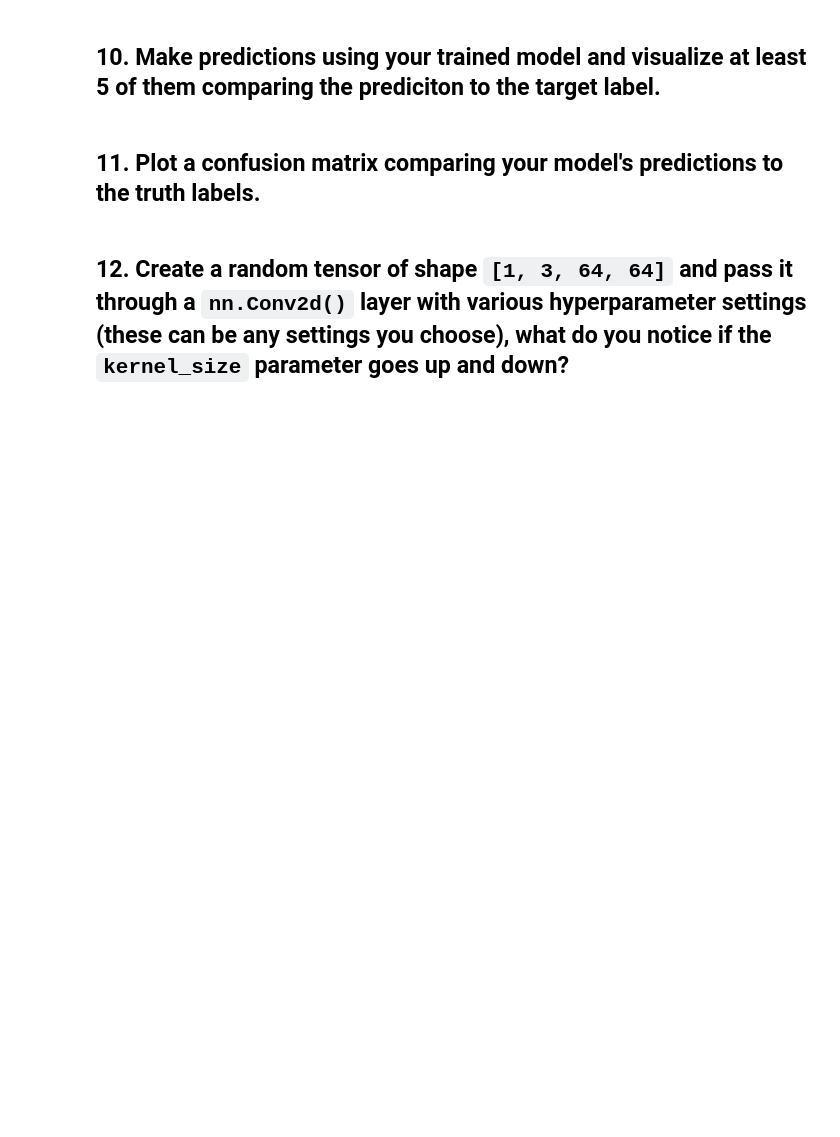
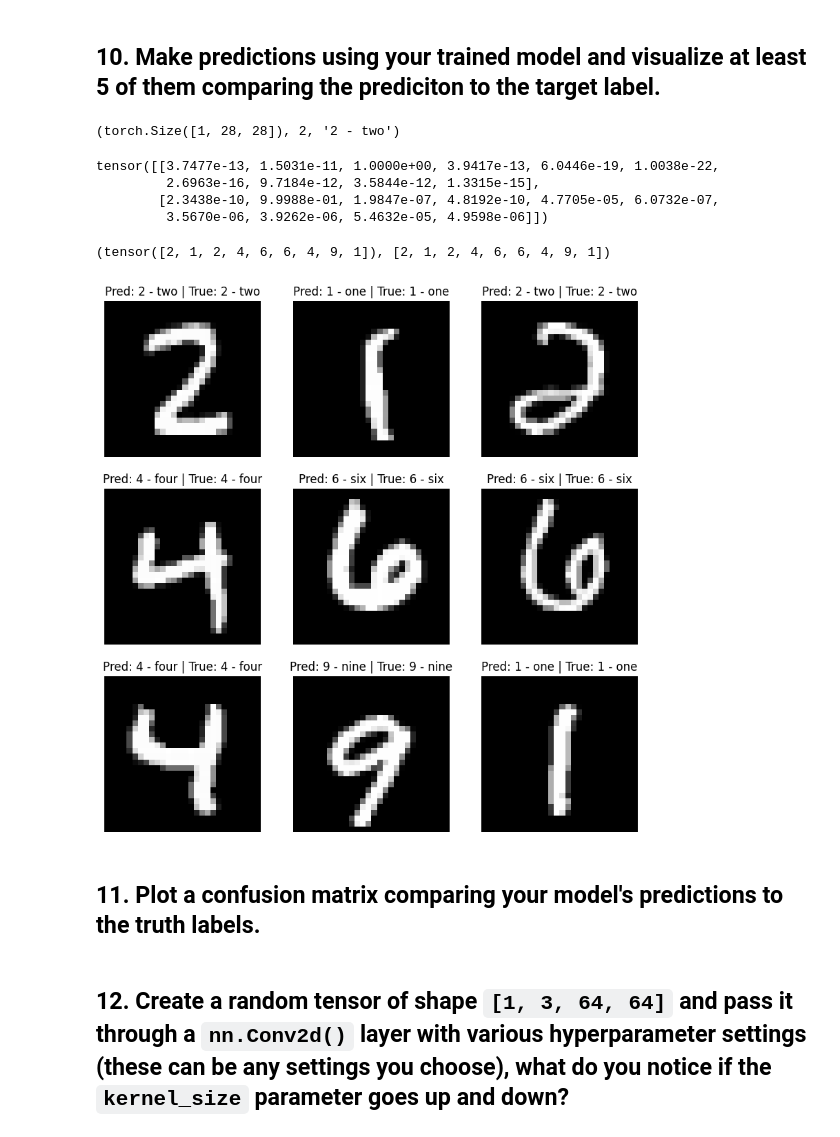
Before and after one commit to Shomtally/Pytorch-exercises, a Jupyter notebook: extras/exercises/03_pytorch_computer_vision_exercises.ipynb, the cells around one changed output. Saved outputs shown, nothing was run; the diff lists cells and outputs as text; code cells hidden in the pictures; blank space fills up the shorter version.

```diff
--- a/extras/exercises/03_pytorch_computer_vision_exercises.ipynb
+++ b/extras/exercises/03_pytorch_computer_vision_exercises.ipynb
@@ -224,5 +289,56 @@ for epoch in range(epochs):
 # %% [markdown]
 ## 10. Make predictions using your trained model and visualize at least 5 of them comparing the prediciton to the target label.
+# %%
+def make_predictions(model: torch.nn.Module, data: list, device: torch.device = device):
+  pred_probs = []
+  model.eval()
+  with torch.inference_mode():
+    for sample in data:
+      sample = torch.unsqueeze(sample, dim=0).to(device)
+      pred_logit = model(sample)
+      pred_prob = torch.softmax(pred_logit.squeeze(), dim=0)
+      pred_probs.append(pred_prob.cpu())
+
+  return torch.stack(pred_probs)
+# %%
+from IPython.testing import test
+import random
+random.seed(SEED)
+test_samples = []
+test_labels = []
+for sample, label in random.sample(list(test_data), k = 9):
+  test_samples.append(sample)
+  test_labels.append(label)
+
+test_samples[0].shape, test_labels[0], class_name[test_labels[0]]
+# %% [output]
+(torch.Size([1, 28, 28]), 2, '2 - two')
+# %%
+pred_probs = make_predictions(model_0, test_samples)
+pred_probs[:2]
+# %% [output]
+tensor([[3.7477e-13, 1.5031e-11, 1.0000e+00, 3.9417e-13, 6.0446e-19, 1.0038e-22,
+         2.6963e-16, 9.7184e-12, 3.5844e-12, 1.3315e-15],
+        [2.3438e-10, 9.9988e-01, 1.9847e-07, 4.8192e-10, 4.7705e-05, 6.0732e-07,
+         3.5670e-06, 3.9262e-06, 5.4632e-05, 4.9598e-06]])
+# %%
+pred_classes = pred_probs.argmax(dim=1)
+pred_classes, test_labels
+# %% [output]
+(tensor([2, 1, 2, 4, 6, 6, 4, 9, 1]), [2, 1, 2, 4, 6, 6, 4, 9, 1])
+# %%
+plt.figure(figsize=(10, 10))
+rows, cols = 3, 3
+for i, sample in enumerate(test_samples):
+  plt.subplot(rows, cols, i+1)
+  plt.imshow(sample.squeeze(), cmap="gray")
+  pred_label = class_name[pred_classes[i]]
+  true_label = class_name[test_labels[i]]
+  plt.title(f"Pred: {pred_label} | True: {true_label}")
+  plt.axis(False)
+plt.show()
+# %% [output]
+[figure, added]
 # %% [markdown]
 ## 11. Plot a confusion matrix comparing your model's predictions to the truth labels.
 # %% [markdown]
```
Also changed, not shown: parts of 5 cells of this notebook.
